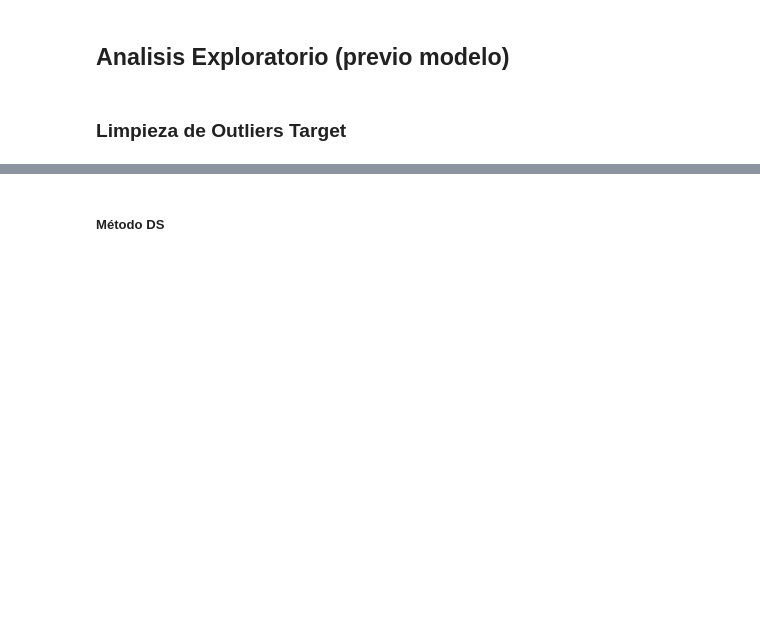
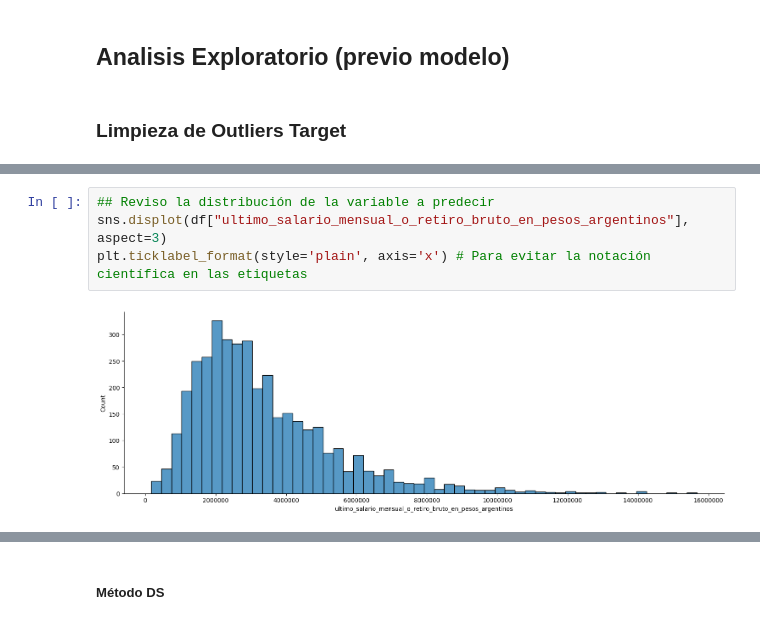
Before and after one commit to caro6852lq/MachineLearning_PredictSalary, a Jupyter notebook: Notebook/Notebook_MachineLearning_PredictSalary.ipynb, the cells around one changed output, grey strips where cells are left out. Cells and saved outputs as stored; diff of their text form; blank space fills up the shorter version.

```diff
--- a/Notebook/Notebook_MachineLearning_PredictSalary.ipynb
+++ b/Notebook/Notebook_MachineLearning_PredictSalary.ipynb
@@ -111,3 +135,9 @@ plt.ticklabel_format(style='plain', axis='x') # Para evitar la notación cientí
+# %%
+## Reviso la distribución de la variable a predecir
+sns.displot(df["ultimo_salario_mensual_o_retiro_bruto_en_pesos_argentinos"], aspect=3)
+plt.ticklabel_format(style='plain', axis='x') # Para evitar la notación científica en las etiquetas
+# %% [output]
+[figure, added]
 # %%
 pd.set_option('display.float_format', '{:,.2f}'.format)
 
```
Also changed, not shown: parts of 68 cells of this notebook.
